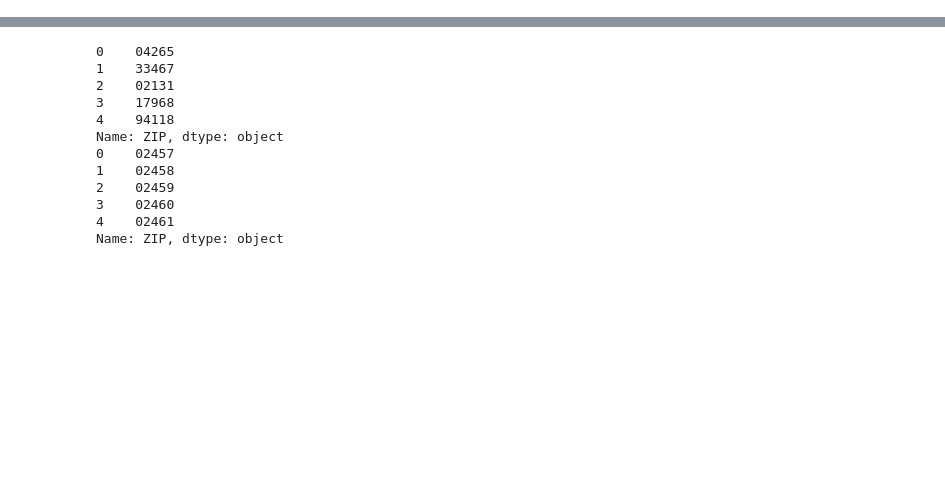
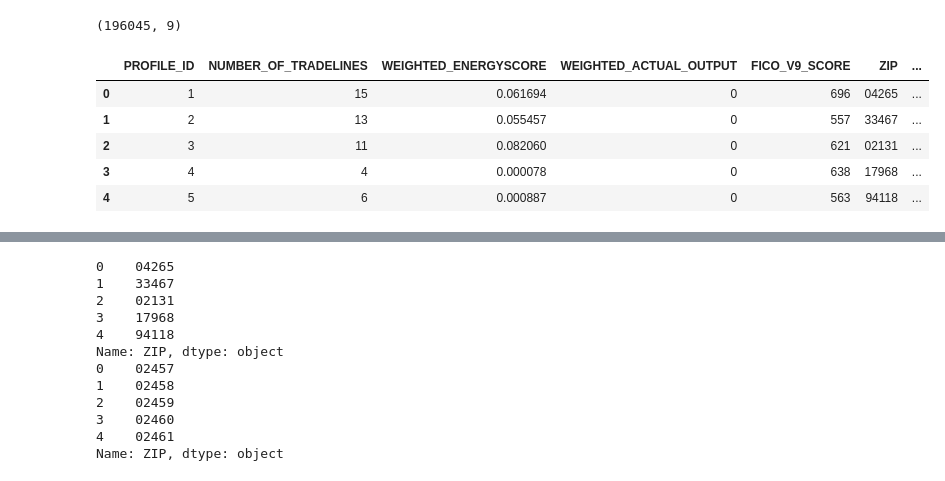
Before and after one commit to Jake-Ford/energyscore_demo, a Jupyter notebook: scratch.ipynb, the cells around one changed output, grey strips where cells are left out. Cells and saved outputs as stored; diff of their text form; code cells hidden in the pictures; blank space fills up the shorter version.

```diff
--- a/scratch.ipynb
+++ b/scratch.ipynb
@@ -9,0 +26,13 @@ from sklearn.metrics import accuracy_score
+# %%
+person_data.shape
+# %% [output]
+(196045, 9)
+# %%
+person_data.head()
+# %% [output]
+|  | PROFILE_ID | NUMBER_OF_TRADELINES | WEIGHTED_ENERGYSCORE | WEIGHTED_ACTUAL_OUTPUT | FICO_V9_SCORE | ZIP | ... |
+| 0 | 1 | 15 | 0.061694 | 0 | 696 | 04265 | ... |
+| 1 | 2 | 13 | 0.055457 | 0 | 557 | 33467 | ... |
+| 2 | 3 | 11 | 0.082060 | 0 | 621 | 02131 | ... |
+| 3 | 4 | 4 | 0.000078 | 0 | 638 | 17968 | ... |
+| 4 | 5 | 6 | 0.000887 | 0 | 563 | 94118 | ... |
```
Also changed, not shown: parts of 15 cells of this notebook, 1 other file.
